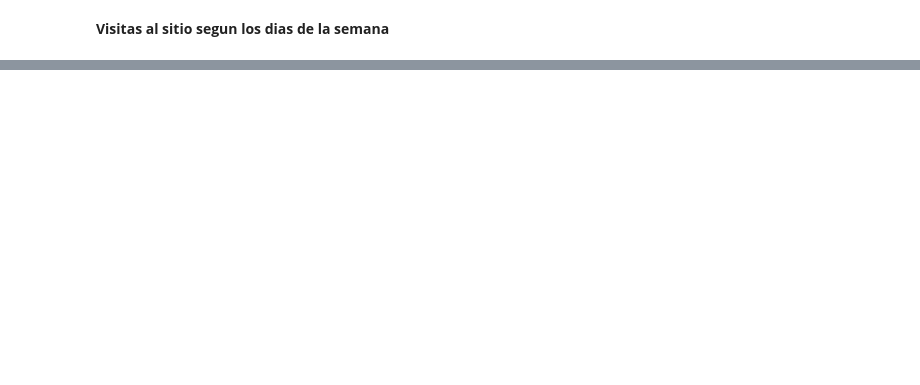
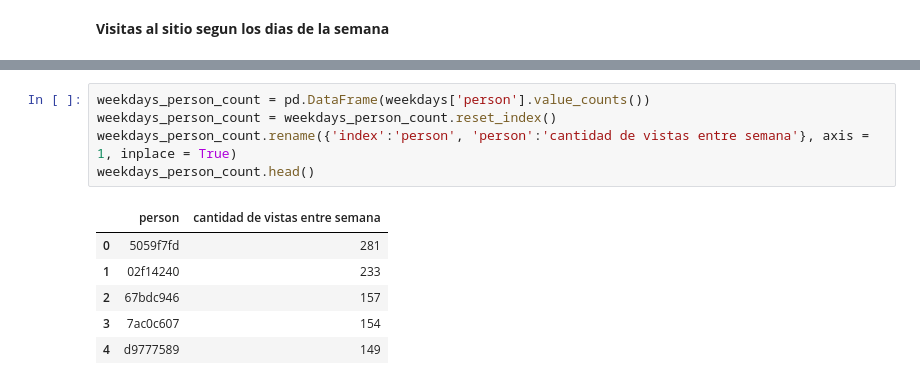
Before and after one commit to Blaz77/DatosReloaded, a Jupyter notebook: TP2/resolucion2.ipynb, the cells around one changed output, grey strips where cells are left out. Drawn from its saved outputs; the diff is of its cells as text; blank space fills up the shorter version.

```diff
--- a/TP2/resolucion2.ipynb
+++ b/TP2/resolucion2.ipynb
@@ -466,0 +497,12 @@ days_convertions = events_data.loc[events_data['event'] == 'conversion']
+# %%
+weekdays_person_count = pd.DataFrame(weekdays['person'].value_counts())
+weekdays_person_count = weekdays_person_count.reset_index()
+weekdays_person_count.rename({'index':'person', 'person':'cantidad de vistas entre semana'}, axis = 1, inplace = True)
+weekdays_person_count.head()
+# %% [output]
+|  | person | cantidad de vistas entre semana |
+| 0 | 5059f7fd | 281 |
+| 1 | 02f14240 | 233 |
+| 2 | 67bdc946 | 157 |
+| 3 | 7ac0c607 | 154 |
+| 4 | d9777589 | 149 |
```
Also changed, not shown: parts of 8 cells of this notebook.
